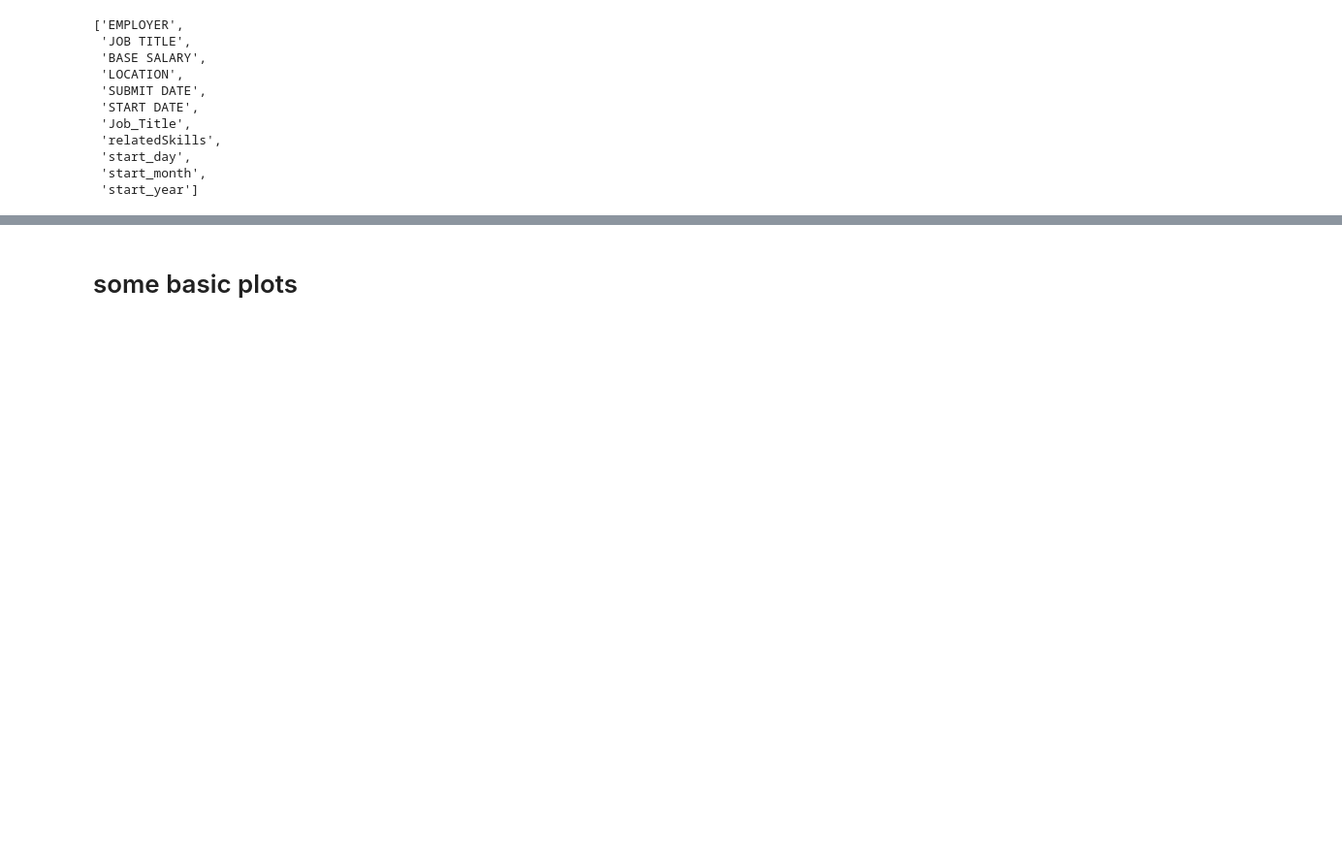
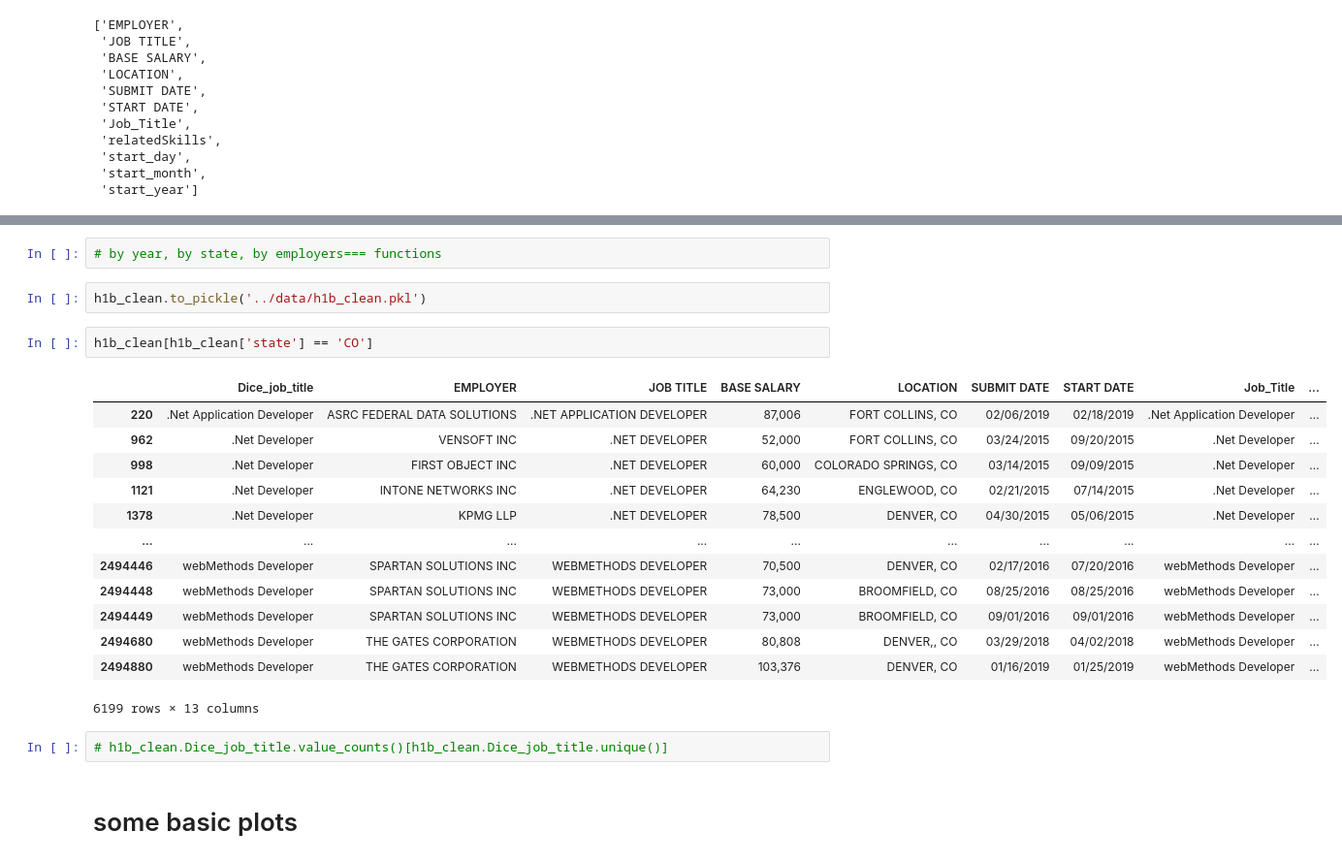
Before and after one commit to Tuguluke/CSCI5502, a Jupyter notebook: codes/src/notebooks/data_mining_cleaning.ipynb, the cells around one changed output, grey strips where cells are left out. Shown at 97% size. Drawn from its saved outputs; the diff is of its cells as text; blank space fills up the shorter version.

```diff
--- a/codes/src/notebooks/data_mining_projects.ipynb
+++ b/codes/src/notebooks/data_mining_cleaning.ipynb
@@ -77,3 +102,25 @@ Name: Dice_job_title, Length: 603967, dtype: int64
+# %%
+# by year, by state, by employers=== functions
+# %%
+h1b_clean.to_pickle('../data/h1b_clean.pkl')
+# %%
+h1b_clean[h1b_clean['state'] == 'CO']
+# %% [output]
+|  | Dice_job_title | EMPLOYER | JOB TITLE | BASE SALARY | LOCATION | SUBMIT DATE | START DATE | Job_Title | ... |
+| 220 | .Net Application Developer | ASRC FEDERAL DATA SOLUTIONS | .NET APPLICATION DEVELOPER | 87,006 | FORT COLLINS, CO | 02/06/2019 | 02/18/2019 | .Net Application Developer | ... |
+| 962 | .Net Developer | VENSOFT INC | .NET DEVELOPER | 52,000 | FORT COLLINS, CO | 03/24/2015 | 09/20/2015 | .Net Developer | ... |
+| 998 | .Net Developer | FIRST OBJECT INC | .NET DEVELOPER | 60,000 | COLORADO SPRINGS, CO | 03/14/2015 | 09/09/2015 | .Net Developer | ... |
+| 1121 | .Net Developer | INTONE NETWORKS INC | .NET DEVELOPER | 64,230 | ENGLEWOOD, CO | 02/21/2015 | 07/14/2015 | .Net Developer | ... |
+| 1378 | .Net Developer | KPMG LLP | .NET DEVELOPER | 78,500 | DENVER, CO | 04/30/2015 | 05/06/2015 | .Net Developer | ... |
+| ... | ... | ... | ... | ... | ... | ... | ... | ... | ... |
+| 2494446 | webMethods Developer | SPARTAN SOLUTIONS INC | WEBMETHODS DEVELOPER | 70,500 | DENVER, CO | 02/17/2016 | 07/20/2016 | webMethods Developer | ... |
+| 2494448 | webMethods Developer | SPARTAN SOLUTIONS INC | WEBMETHODS DEVELOPER | 73,000 | BROOMFIELD, CO | 08/25/2016 | 08/25/2016 | webMethods Developer | ... |
+| 2494449 | webMethods Developer | SPARTAN SOLUTIONS INC | WEBMETHODS DEVELOPER | 73,000 | BROOMFIELD, CO | 09/01/2016 | 09/01/2016 | webMethods Developer | ... |
+| 2494680 | webMethods Developer | THE GATES CORPORATION | WEBMETHODS DEVELOPER | 80,808 | DENVER,, CO | 03/29/2018 | 04/02/2018 | webMethods Developer | ... |
+| 2494880 | webMethods Developer | THE GATES CORPORATION | WEBMETHODS DEVELOPER | 103,376 | DENVER, CO | 01/16/2019 | 01/25/2019 | webMethods Developer | ... |
+6199 rows × 13 columns
+# %%
+# h1b_clean.Dice_job_title.value_counts()[h1b_clean.Dice_job_title.unique()]
 # %% [markdown]
 # some basic plots
 # %%
```
Also changed, not shown: parts of 8 cells of this notebook, 3 other files.
